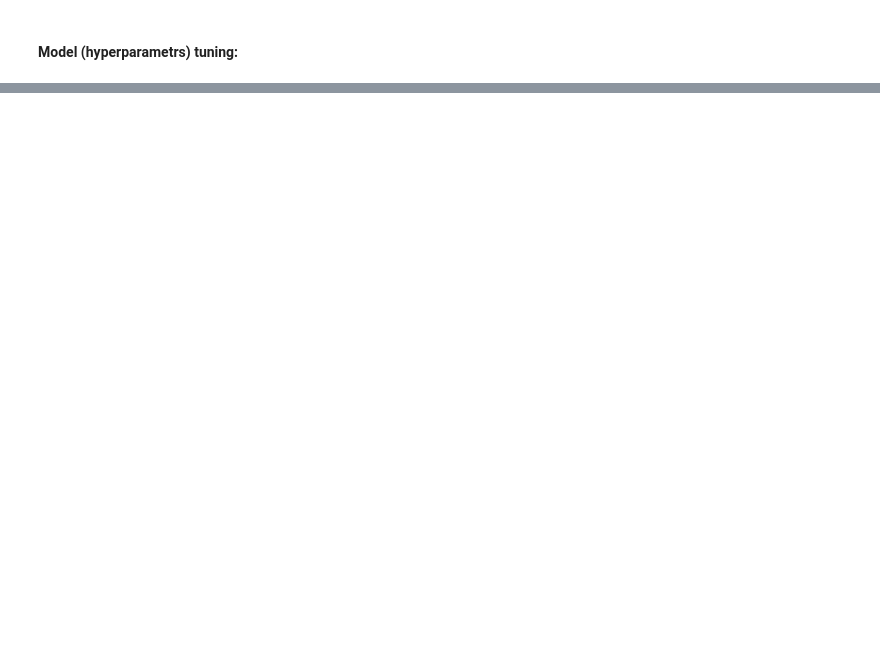
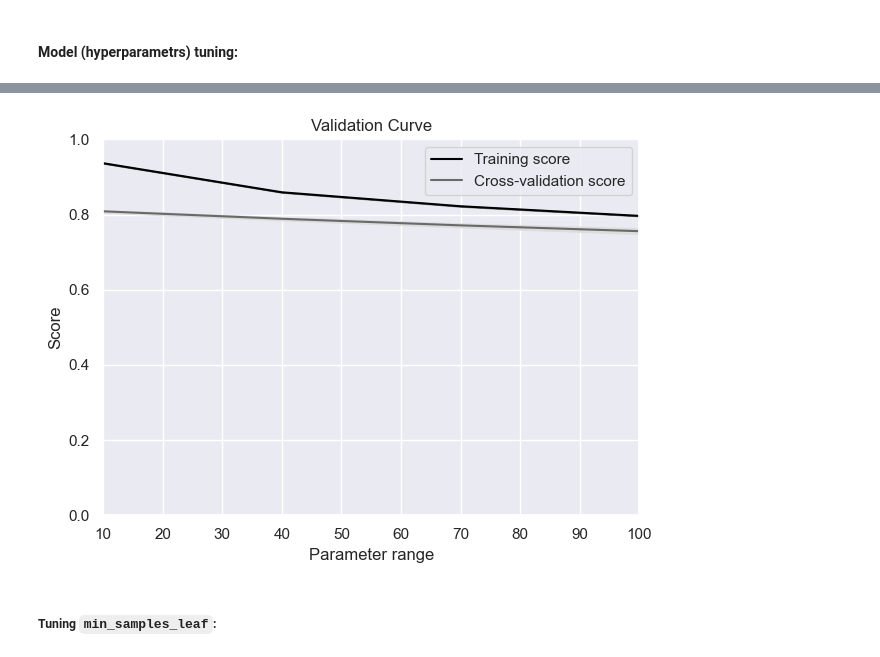
Before and after one commit to mohebmaher/GDSC-Core-Team-Training, a Jupyter notebook: Assignment-05/assignment_05.ipynb, the cells around one changed output, grey strips where cells are left out. Saved outputs shown, nothing was run; the diff lists cells and outputs as text; code cells hidden in the pictures; blank space fills up the shorter version.

```diff
--- a/Assignment-05/assignment_05.ipynb
+++ b/Assignment-05/assignment_05.ipynb
@@ -360,0 +443,16 @@ random_forest_reg = RandomForestRegressor(random_state=42)
+# %%
+# Instantiate the model:
+random_forest_reg = RandomForestRegressor(random_state=42)
+# %%
+# Create range of values for the hyperparameter in question:
+min_samples_split = [int(x) for x in np.linspace(10, 100, num=4)]
+# %%
+%%time
+# Perform CV using different hyperparametr values:
+train_scores, test_scores = validation_curve(
+    random_forest_reg,
+    X_train_transformed, y_train,
+    param_name="min_samples_split",
+    param_range=min_samples_split,
+    cv=3, scoring=scorer, n_jobs=-1
+)
@@ -360,0 +462,8 @@ random_forest_reg = RandomForestRegressor(random_state=42)
+# %%
+# Plot the validation curve:
+%run "./helpers/plot_learning_validation_curve.py"
+plot_validation_curve(min_samples_split, train_scores, test_scores)
+# %% [output]
+[figure, added]
+# %% [markdown]
+##### Tuning `min_samples_leaf`:
```
Also changed, not shown: parts of 35 cells of this notebook.
